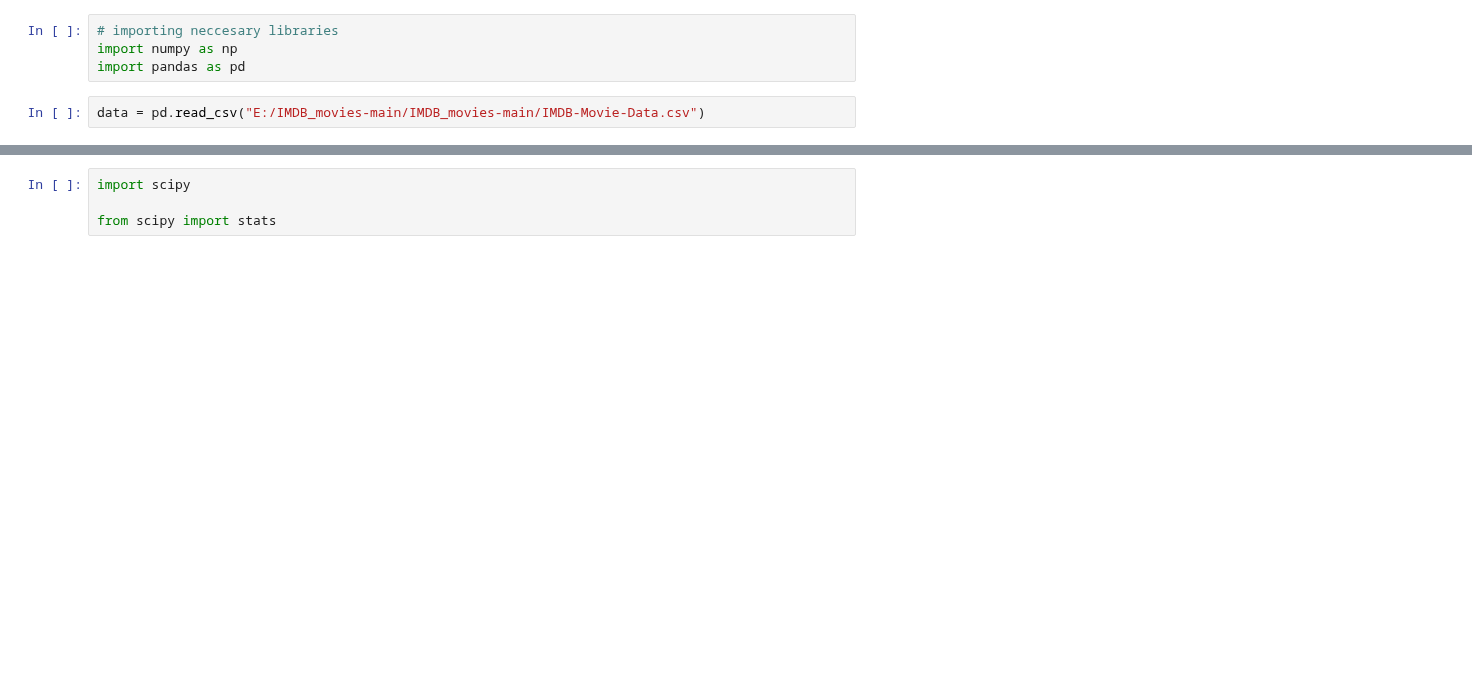
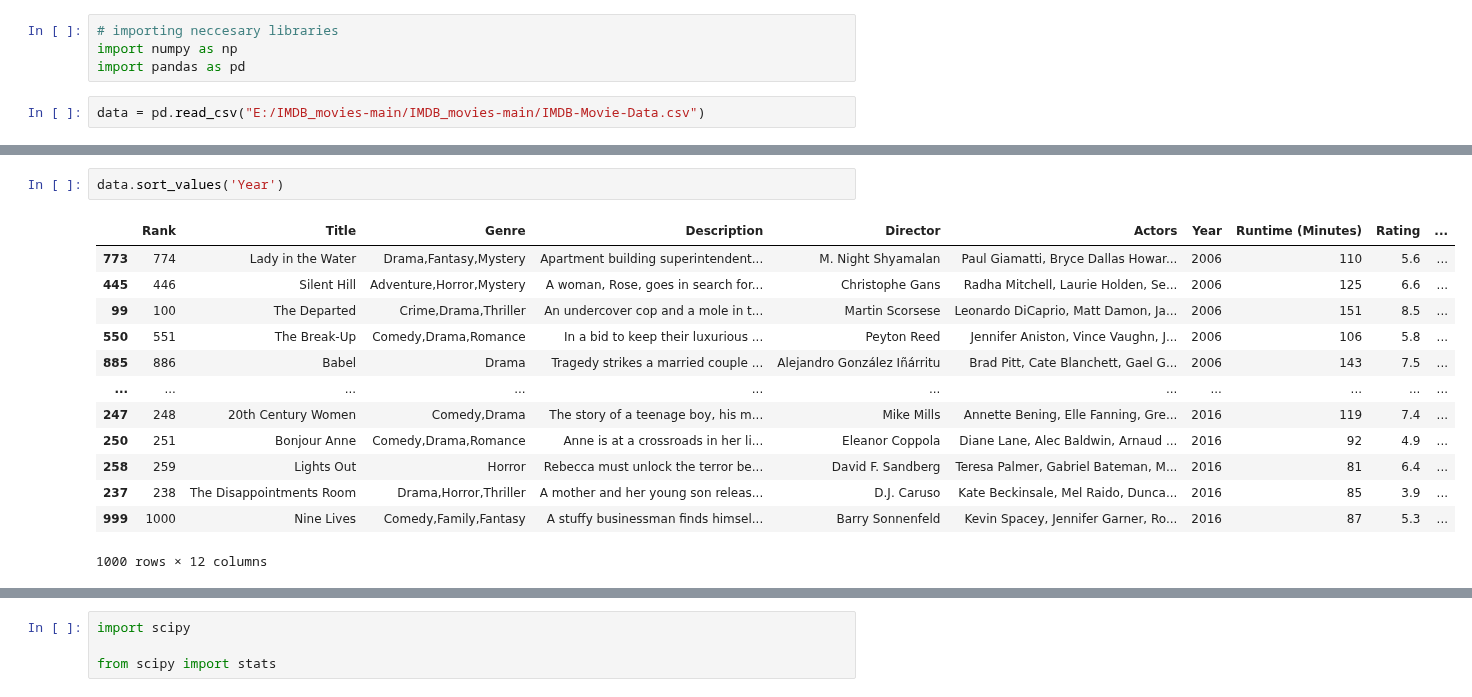
Before and after one commit to 960Subhamsingh/Data-Sciences, a Jupyter notebook: Scipy/scipy.ipynb, the cells around one changed output, grey strips where cells are left out. Drawn from its saved outputs; the diff is of its cells as text; blank space fills up the shorter version.

```diff
--- a/Scipy/scipy.ipynb
+++ b/Scipy/scipy.ipynb
@@ -17,0 +75,16 @@ data = pd.read_csv("E:/IMDB_movies-main/IMDB_movies-main/IMDB-Movie-Data.csv")
+# %%
+data.sort_values('Year')
+# %% [output]
+|  | Rank | Title | Genre | Description | Director | Actors | Year | Runtime (Minutes) | Rating | ... |
+| 773 | 774 | Lady in the Water | Drama,Fantasy,Mystery | Apartment building superintendent... | M. Night Shyamalan | Paul Giamatti, Bryce Dallas Howar... | 2006 | 110 | 5.6 | ... |
+| 445 | 446 | Silent Hill | Adventure,Horror,Mystery | A woman, Rose, goes in search for... | Christophe Gans | Radha Mitchell, Laurie Holden, Se... | 2006 | 125 | 6.6 | ... |
+| 99 | 100 | The Departed | Crime,Drama,Thriller | An undercover cop and a mole in t... | Martin Scorsese | Leonardo DiCaprio, Matt Damon, Ja... | 2006 | 151 | 8.5 | ... |
+| 550 | 551 | The Break-Up | Comedy,Drama,Romance | In a bid to keep their luxurious ... | Peyton Reed | Jennifer Aniston, Vince Vaughn, J... | 2006 | 106 | 5.8 | ... |
+| 885 | 886 | Babel | Drama | Tragedy strikes a married couple ... | Alejandro González Iñárritu | Brad Pitt, Cate Blanchett, Gael G... | 2006 | 143 | 7.5 | ... |
+| ... | ... | ... | ... | ... | ... | ... | ... | ... | ... | ... |
+| 247 | 248 | 20th Century Women | Comedy,Drama | The story of a teenage boy, his m... | Mike Mills | Annette Bening, Elle Fanning, Gre... | 2016 | 119 | 7.4 | ... |
+| 250 | 251 | Bonjour Anne | Comedy,Drama,Romance | Anne is at a crossroads in her li... | Eleanor Coppola | Diane Lane, Alec Baldwin, Arnaud ... | 2016 | 92 | 4.9 | ... |
+| 258 | 259 | Lights Out | Horror | Rebecca must unlock the terror be... | David F. Sandberg | Teresa Palmer, Gabriel Bateman, M... | 2016 | 81 | 6.4 | ... |
+| 237 | 238 | The Disappointments Room | Drama,Horror,Thriller | A mother and her young son releas... | D.J. Caruso | Kate Beckinsale, Mel Raido, Dunca... | 2016 | 85 | 3.9 | ... |
+| 999 | 1000 | Nine Lives | Comedy,Family,Fantasy | A stuffy businessman finds himsel... | Barry Sonnenfeld | Kevin Spacey, Jennifer Garner, Ro... | 2016 | 87 | 5.3 | ... |
+1000 rows × 12 columns
```
Also changed, not shown: parts of 7 cells of this notebook, 5 other files.
